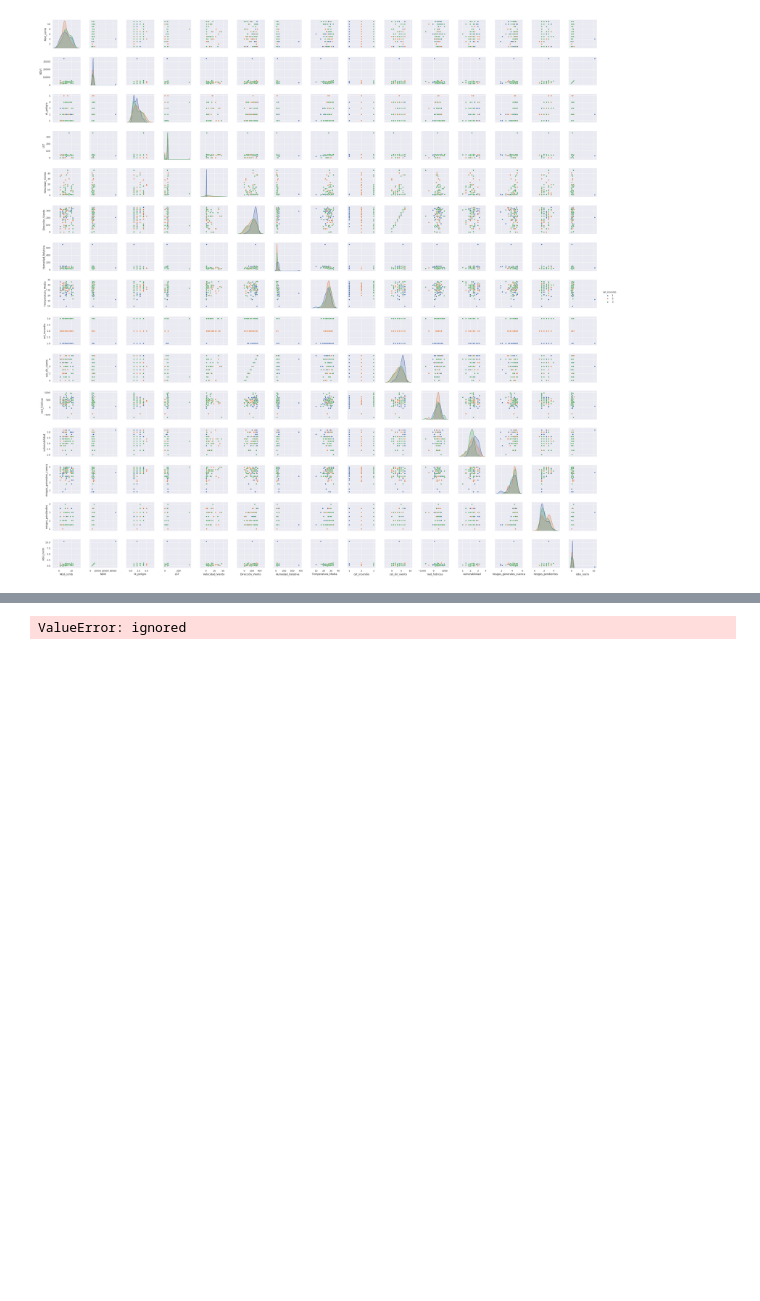
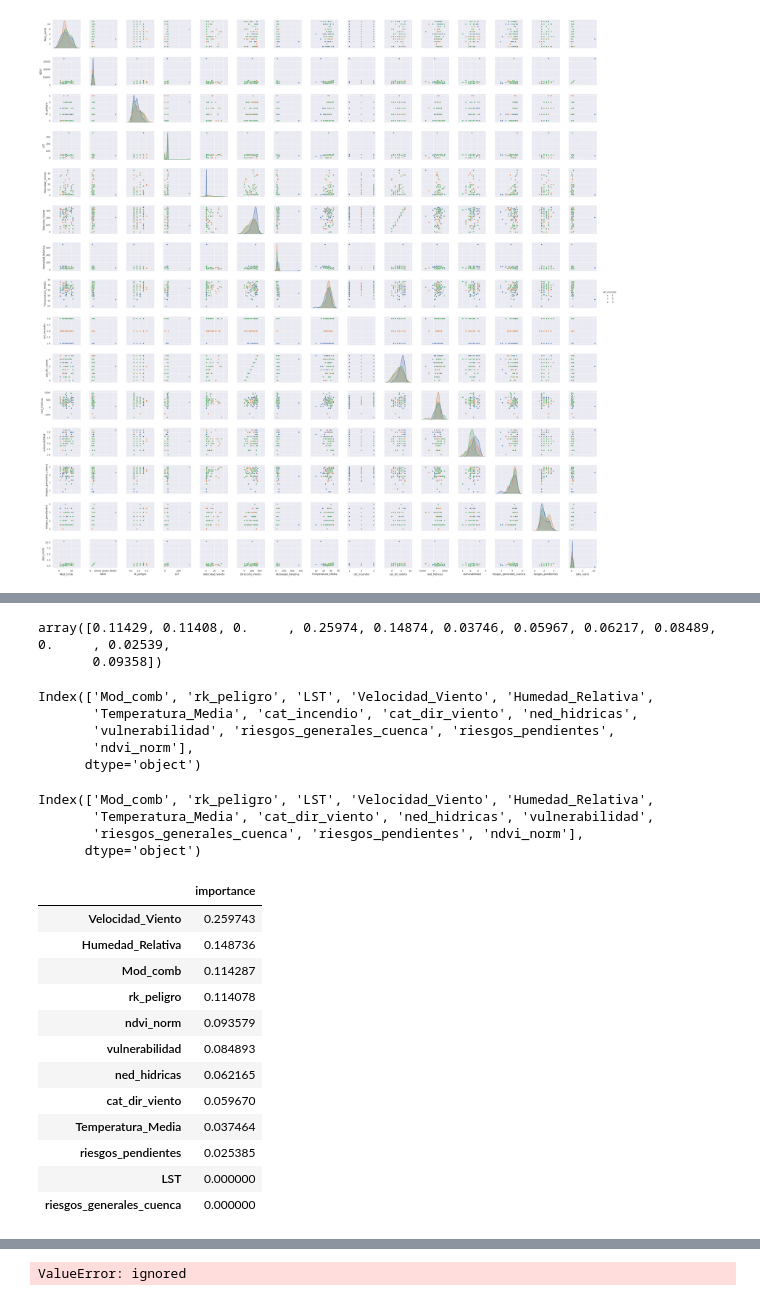
Before and after one commit to fire-classifying/fireclass, a Jupyter notebook: Proyecto_Incendios_v_1.ipynb, the cells around one changed output, grey strips where cells are left out. Cells and saved outputs as stored; diff of their text form; code cells hidden in the pictures; blank space fills up the shorter version.

```diff
--- a/Proyecto_Incendios_v_1.ipynb
+++ b/Proyecto_Incendios_v_1.ipynb
@@ -521,0 +480,47 @@ array([[1, 0, 0],
+# %%
+grid.best_estimator_.feature_importances_
+# %% [output]
+array([0.11429, 0.11408, 0.     , 0.25974, 0.14874, 0.03746, 0.05967, 0.06217, 0.08489, 0.     , 0.02539,
+       0.09358])
+# %%
+df1.columns
+# %% [output]
+Index(['Mod_comb', 'rk_peligro', 'LST', 'Velocidad_Viento', 'Humedad_Relativa',
+       'Temperatura_Media', 'cat_incendio', 'cat_dir_viento', 'ned_hidricas',
+       'vulnerabilidad', 'riesgos_generales_cuenca', 'riesgos_pendientes',
+       'ndvi_norm'],
+      dtype='object')
+# %%
+df1_columns=df1[['Mod_comb', 'rk_peligro', 'LST', 'Velocidad_Viento', 'Humedad_Relativa',
+       'Temperatura_Media','cat_dir_viento', 'ned_hidricas',
+       'vulnerabilidad', 'riesgos_generales_cuenca', 'riesgos_pendientes',
+       'ndvi_norm']]
+# %%
+df11_columns=df1_columns.columns
+print(df11_columns)
+# %% [output]
+Index(['Mod_comb', 'rk_peligro', 'LST', 'Velocidad_Viento', 'Humedad_Relativa',
+       'Temperatura_Media', 'cat_dir_viento', 'ned_hidricas', 'vulnerabilidad',
+       'riesgos_generales_cuenca', 'riesgos_pendientes', 'ndvi_norm'],
+      dtype='object')
+# %%
+feature_importances = pd.DataFrame(grid.best_estimator_.feature_importances_,
+                                   index = df1_columns.columns,
+                                    columns=['importance']).sort_values('importance',
+                                                                        ascending=False)
+# %%
+feature_importances
+# %% [output]
+|  | importance |
+| Velocidad_Viento | 0.259743 |
+| Humedad_Relativa | 0.148736 |
+| Mod_comb | 0.114287 |
+| rk_peligro | 0.114078 |
+| ndvi_norm | 0.093579 |
+| vulnerabilidad | 0.084893 |
+| ned_hidricas | 0.062165 |
+| cat_dir_viento | 0.059670 |
+| Temperatura_Media | 0.037464 |
+| riesgos_pendientes | 0.025385 |
+| LST | 0.000000 |
+| riesgos_generales_cuenca | 0.000000 |
```
Also changed, not shown: parts of 41 cells of this notebook.
